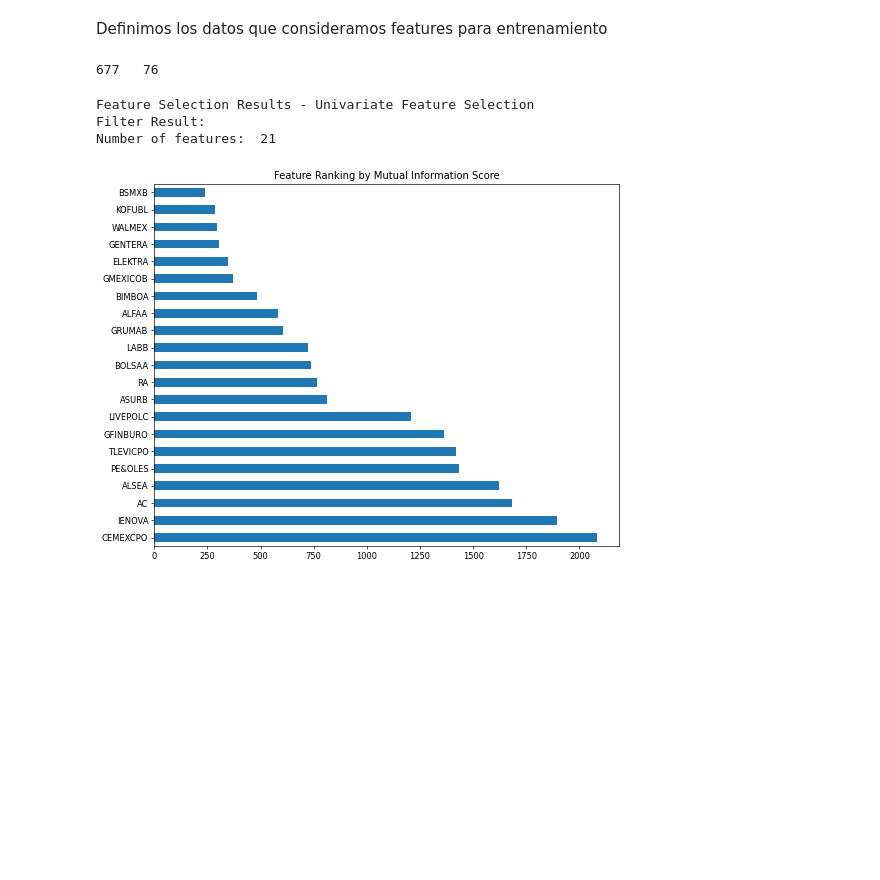
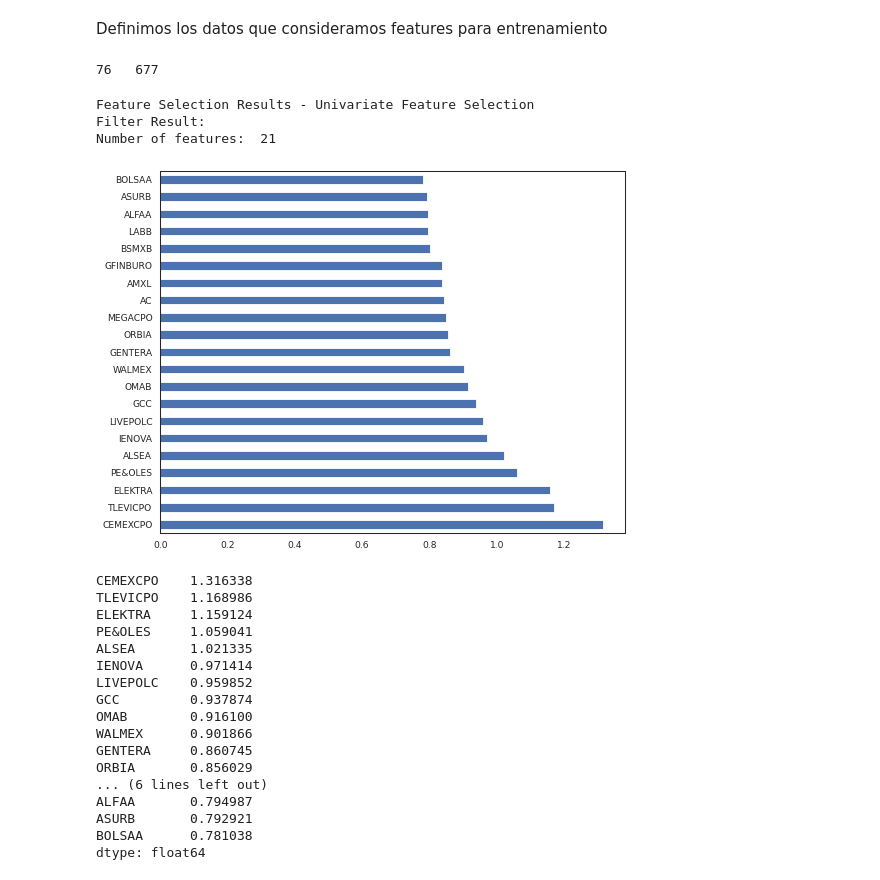
Before and after one commit to DonRoboto/Financial_Models, a Jupyter notebook: IPC_PreProc_v1.ipynb, the cells around one changed output. Saved outputs shown, nothing was run; the diff lists cells and outputs as text; code cells hidden in the pictures; blank space fills up the shorter version.

```diff
--- a/IPC_PreProc_v1.ipynb
+++ b/IPC_PreProc_v1.ipynb
@@ -81,3 +81,17 @@ cb.ax.tick_params(labelsize=14)
 plt.title(' ', fontsize=16);
 # %% [output]
 [figure]
+# %%
+sns.set(style="white")
+
+mask = np.triu(np.ones_like(corrMatrix, dtype=np.bool))
+
+# Set up the matplotlib figure
+f, ax = plt.subplots(figsize=(11, 9))
+
+# Generate a custom diverging colormap
+cmap = sns.diverging_palette(220, 10, as_cmap=True)
+
+# Draw the heatmap with the mask and correct aspect ratio
+sns.heatmap(corrMatrix, mask=mask, cmap=cmap, vmax=.9, center=0,
+            square=True, linewidths=.5, cbar_kws={"shrink": .5})
@@ -86,7 +103,7 @@ plt.title(' ', fontsize=16);
 # %% [markdown]
 Definimos los datos que consideramos features para entrenamiento
 # %%
-rows_test = int(rows * 0.9)
+rows_test = int(rows * 0.90)
 rows_train = int(rows - rows_test)
 
 X_train = data_inter.iloc[:rows_test,2:]
@@ -94,8 +111,10 @@ y_train = data_inter.iloc[:rows_test,1]
 
 X_test = data_inter.iloc[rows_test:,2:]
 y_test = data_inter.iloc[rows_test:,1]
+
+print(rows_train, " ", rows_test)
 # %% [output]
-677   76
+76   677
 # %%
 #Initialize and fit scaler
 scaler = StandardScaler()
@@ -107,7 +126,7 @@ X_train_standardized = scaler.transform(X_train)
 X_test_standardized = scaler.transform(X_test)
 # %%
 #Initialize and fit selector
-MI_selector = SelectPercentile(f_regression, percentile=60)#Remove the lower 40%
+MI_selector = SelectPercentile(mutual_info_regression, percentile=60)#Remove the lower 40%
 MI_selector.fit(X_train_standardized,  y_train.values.ravel())
 
 #Transform
@@ -126,10 +145,28 @@ Number of features:  21
 # %%
 #Rank the features by scores
 plt.figure(figsize=(10, 8), dpi= 60)
 feat_scores = pd.Series(MI_selector.scores_, index=X_train.columns)
 top_feat = feat_scores.nlargest(21)
 top_feat.plot(kind='barh')
-plt.title("Feature Ranking by Mutual Information Score")
+#plt.title(" ")
 plt.show()
+print(top_feat)
 # %% [output]
-[figure, old version]
+[figure, new version]
+CEMEXCPO    1.316338
+TLEVICPO    1.168986
+ELEKTRA     1.159124
+PE&OLES     1.059041
+ALSEA       1.021335
+IENOVA      0.971414
+LIVEPOLC    0.959852
+GCC         0.937874
+OMAB        0.916100
+WALMEX      0.901866
+GENTERA     0.860745
+ORBIA       0.856029
+... (6 lines left out)
+ALFAA       0.794987
+ASURB       0.792921
+BOLSAA      0.781038
+dtype: float64
```
Also changed, not shown: parts of 3 cells of this notebook.
